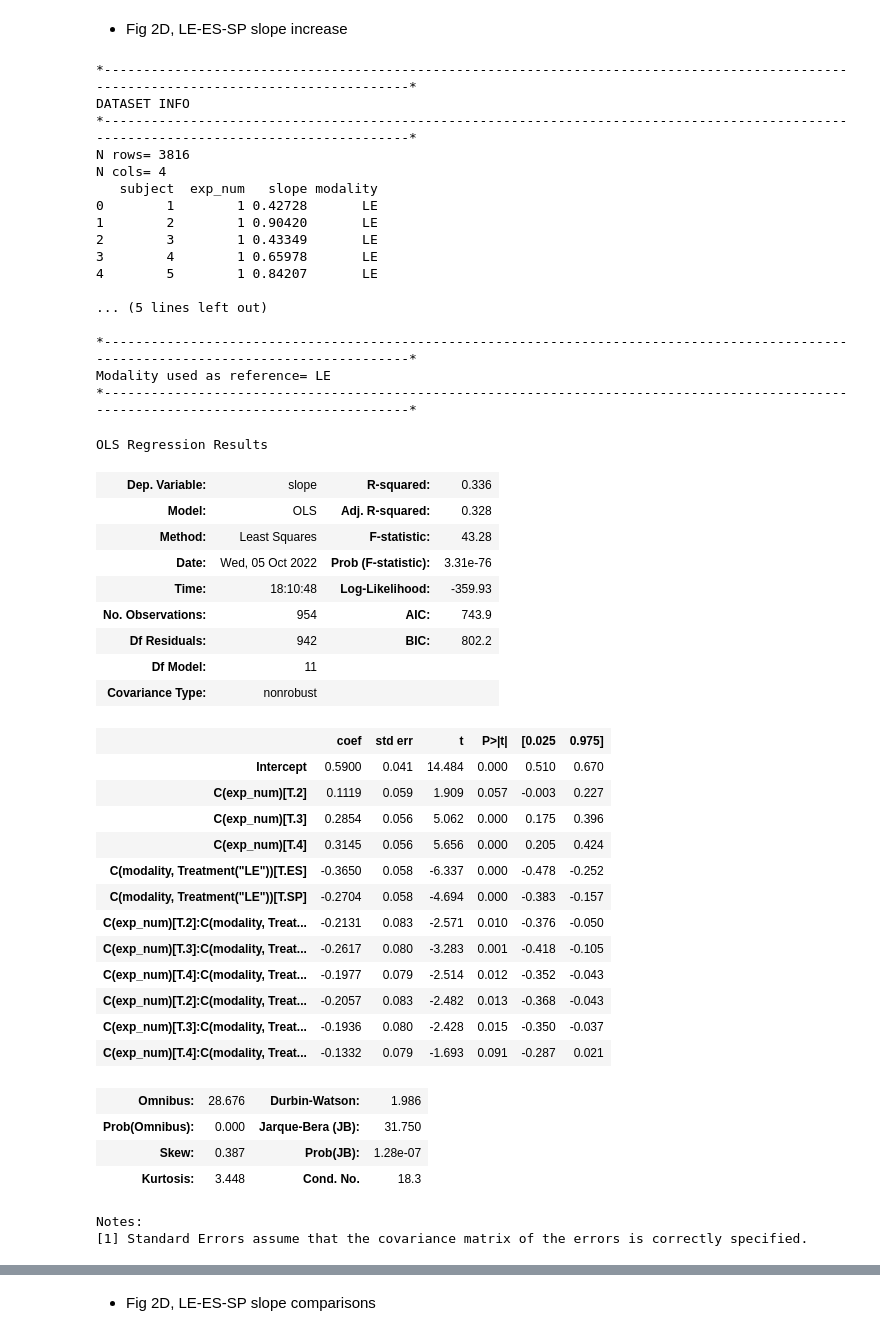
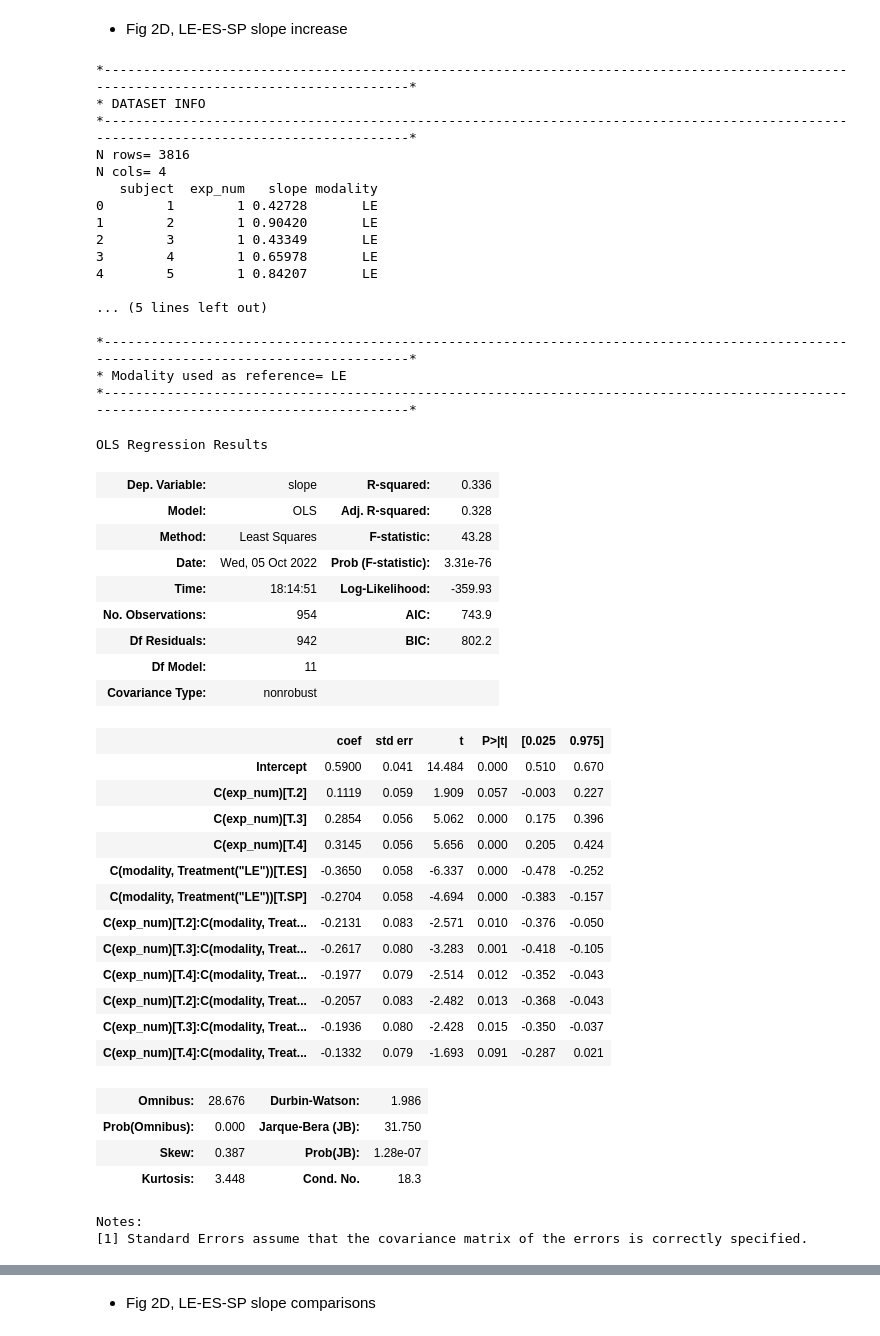
Before and after one commit to bsgarcia/RandCFollowUp, a Jupyter notebook: python/stats.ipynb, the cells around one changed output, grey strips where cells are left out. Cells and saved outputs as stored; diff of their text form; code cells hidden in the pictures.

```diff
--- a/python/stats.ipynb
+++ b/python/stats.ipynb
@@ -247,37 +247,37 @@ pd.DataFrame(table)
 filename = 'Fig2D'
 df = read_csv(filename)
 pd.options.display.float_format = '{:,.5f}'.format
 # test performance within exp and across cond with regression
-print_section('regress slope across experiments')
+print_section('Regress slopes across experiments')
 
 # iterate through each modality and set it as "reference modality" to get "absolute slopes" for each
 for modality in ('LE', 'ES', 'SP'):
     print_section('Modality used as reference= ' + modality)
     smf.ols(f'slope ~ C(exp_num) * C(modality, Treatment("{modality}"))', data=df).fit().summary()
 # %% [output]
 *---------------------------------------------------------------------------------------------------------------------------------------*
-DATASET INFO
+* DATASET INFO
 *---------------------------------------------------------------------------------------------------------------------------------------*
 N rows= 3816
 N cols= 4
    subject  exp_num   slope modality
 0        1        1 0.42728       LE
 1        2        1 0.90420       LE
 2        3        1 0.43349       LE
 3        4        1 0.65978       LE
 4        5        1 0.84207       LE
 
 ... (5 lines left out)
 
 *---------------------------------------------------------------------------------------------------------------------------------------*
-Modality used as reference= LE
+* Modality used as reference= LE
 *---------------------------------------------------------------------------------------------------------------------------------------*
 OLS Regression Results
 | Dep. Variable: | slope | R-squared: | 0.336 |
 | Model: | OLS | Adj. R-squared: | 0.328 |
 | Method: | Least Squares | F-statistic: | 43.28 |
 | Date: | Wed, 05 Oct 2022 | Prob (F-statistic): | 3.31e-76 |
-| Time: | 18:10:48 | Log-Likelihood: | -359.93 |
+| Time: | 18:14:51 | Log-Likelihood: | -359.93 |
 | No. Observations: | 954 | AIC: | 743.9 |
 | Df Residuals: | 942 | BIC: | 802.2 |
 | Df Model: | 11 |  |  |
```
Also changed, not shown: parts of 11 cells of this notebook.
